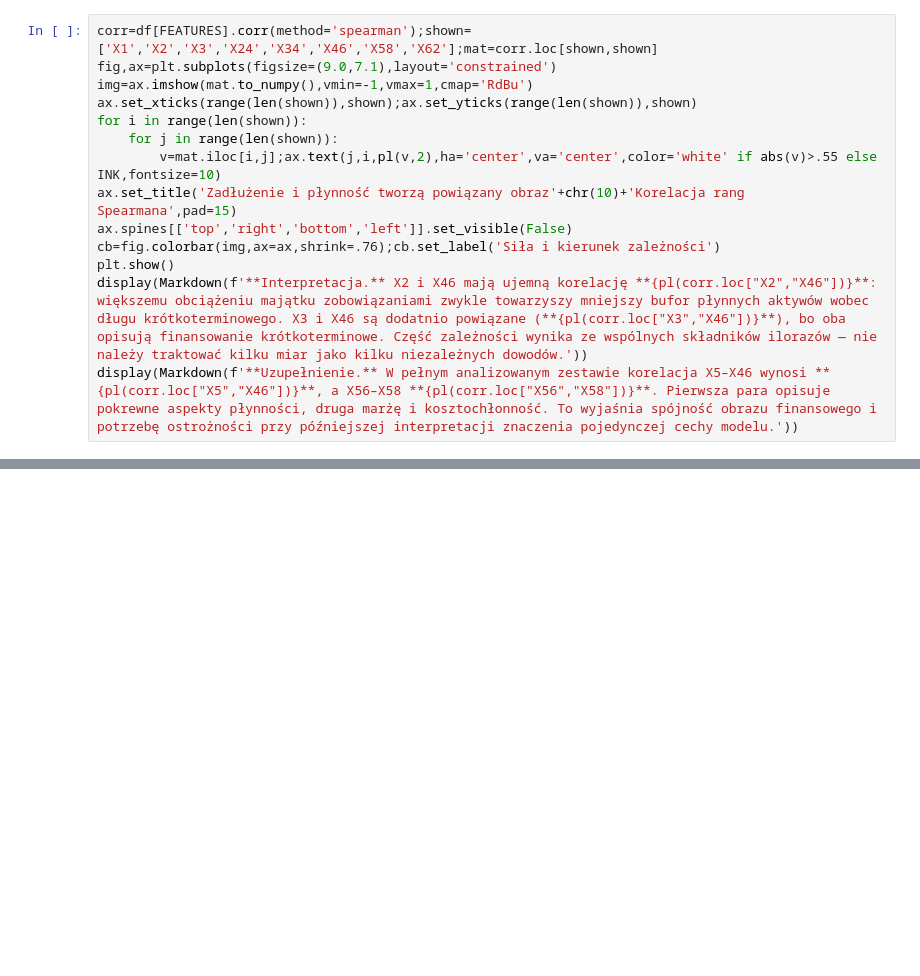
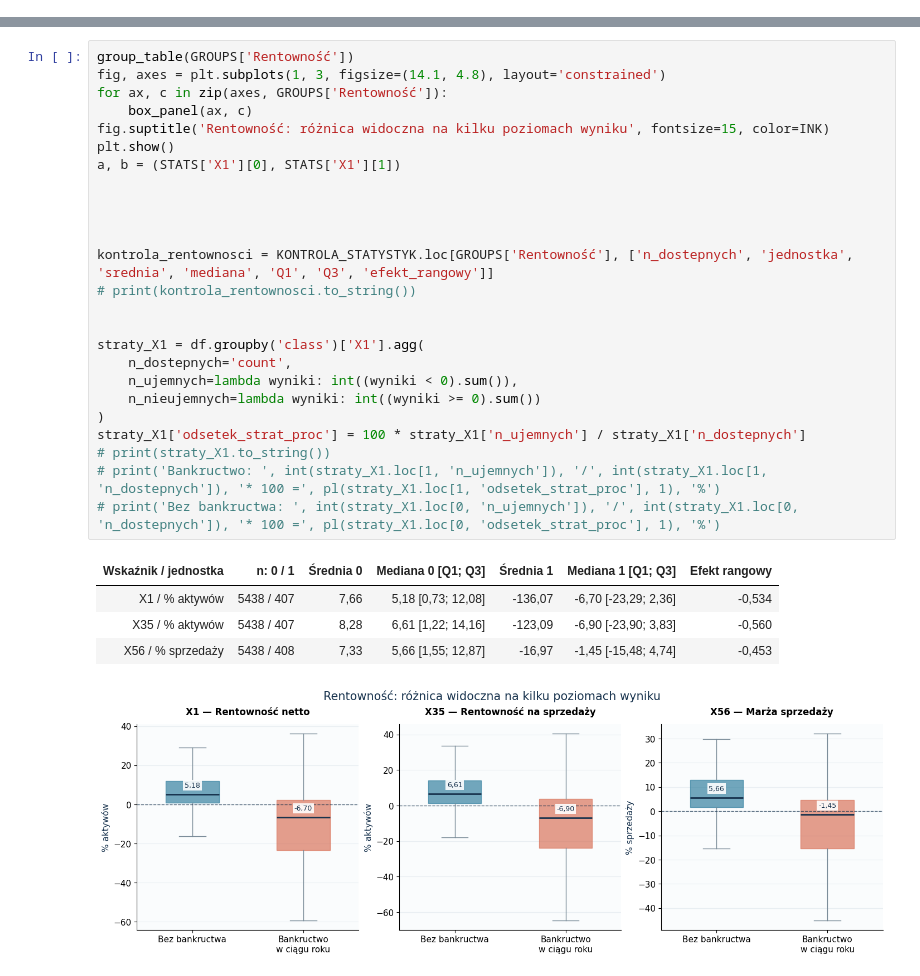
Before and after one commit to marczyz/Projekt_inzynierski-main, a Jupyter notebook: Bankructwo Polskie firmy/analiza_matematyczna/analiza_finansowa_13_wskaznikow.ipynb, the cells around one changed output, grey strips where cells are left out. Drawn from its saved outputs; the diff is of its cells as text; blank space fills up the shorter version.

```diff
--- a/Bankructwo Polskie firmy/analiza_matematyczna/analiza_finansowa_13_wskaznikow.ipynb
+++ b/Bankructwo Polskie firmy/analiza_matematyczna/analiza_finansowa_13_wskaznikow.ipynb
@@ -242,14 +0,0 @@ Dla czytelności mapa pokazuje osiem miar z różnych obszarów, a obliczenia ob
-# %%
-corr=df[FEATURES].corr(method='spearman');shown=['X1','X2','X3','X24','X34','X46','X58','X62'];mat=corr.loc[shown,shown]
-fig,ax=plt.subplots(figsize=(9.0,7.1),layout='constrained')
-img=ax.imshow(mat.to_numpy(),vmin=-1,vmax=1,cmap='RdBu')
-ax.set_xticks(range(len(shown)),shown);ax.set_yticks(range(len(shown)),shown)
-for i in range(len(shown)):
-    for j in range(len(shown)):
-        v=mat.iloc[i,j];ax.text(j,i,pl(v,2),ha='center',va='center',color='white' if abs(v)>.55 else INK,fontsize=10)
-ax.set_title('Zadłużenie i płynność tworzą powiązany obraz'+chr(10)+'Korelacja rang Spearmana',pad=15)
-ax.spines[['top','right','bottom','left']].set_visible(False)
-cb=fig.colorbar(img,ax=ax,shrink=.76);cb.set_label('Siła i kierunek zależności')
-plt.show()
-display(Markdown(f'**Interpretacja.** X2 i X46 mają ujemną korelację **{pl(corr.loc["X2","X46"])}**: większemu obciążeniu majątku zobowiązaniami zwykle towarzyszy mniejszy bufor płynnych aktywów wobec długu krótkoterminowego. X3 i X46 są dodatnio powiązane (**{pl(corr.loc["X3","X46"])}**), bo oba opisują finansowanie krótkoterminowe. Część zależności wynika ze wspólnych składników ilorazów — nie należy traktować kilku miar jako kilku niezależnych dowodów.'))
-display(Markdown(f'**Uzupełnienie.** W pełnym analizowanym zestawie korelacja X5–X46 wynosi **{pl(corr.loc["X5","X46"])}**, a X56–X58 **{pl(corr.loc["X56","X58"])}**. Pierwsza para opisuje pokrewne aspekty płynności, druga marżę i kosztochłonność. To wyjaśnia spójność obrazu finansowego i potrzebę ostrożności przy późniejszej interpretacji znaczenia pojedynczej cechy modelu.'))
@@ -282,0 +220,31 @@ Kontrola: dane niezmienione. Analiza obejmuje 13 wskaźników i 5846 rekordów.
+# %%
+group_table(GROUPS['Rentowność'])
+fig, axes = plt.subplots(1, 3, figsize=(14.1, 4.8), layout='constrained')
+for ax, c in zip(axes, GROUPS['Rentowność']):
+    box_panel(ax, c)
+fig.suptitle('Rentowność: różnica widoczna na kilku poziomach wyniku', fontsize=15, color=INK)
+plt.show()
+a, b = (STATS['X1'][0], STATS['X1'][1])
+
+
+
+
+kontrola_rentownosci = KONTROLA_STATYSTYK.loc[GROUPS['Rentowność'], ['n_dostepnych', 'jednostka', 'srednia', 'mediana', 'Q1', 'Q3', 'efekt_rangowy']]
+# print(kontrola_rentownosci.to_string())
+
+
+straty_X1 = df.groupby('class')['X1'].agg(
+    n_dostepnych='count',
+    n_ujemnych=lambda wyniki: int((wyniki < 0).sum()),
+    n_nieujemnych=lambda wyniki: int((wyniki >= 0).sum())
+)
+straty_X1['odsetek_strat_proc'] = 100 * straty_X1['n_ujemnych'] / straty_X1['n_dostepnych']
+# print(straty_X1.to_string())
+# print('Bankructwo: ', int(straty_X1.loc[1, 'n_ujemnych']), '/', int(straty_X1.loc[1, 'n_dostepnych']), '* 100 =', pl(straty_X1.loc[1, 'odsetek_strat_proc'], 1), '%')
+# print('Bez bankructwa: ', int(straty_X1.loc[0, 'n_ujemnych']), '/', int(straty_X1.loc[0, 'n_dostepnych']), '* 100 =', pl(straty_X1.loc[0, 'odsetek_strat_proc'], 1), '%')
+# %% [output]
+| Wskaźnik / jednostka | n: 0 / 1 | Średnia 0 | Mediana 0 [Q1; Q3] | Średnia 1 | Mediana 1 [Q1; Q3] | Efekt rangowy |
+| X1 / % aktywów | 5438 / 407 | 7,66 | 5,18 [0,73; 12,08] | -136,07 | -6,70 [-23,29; 2,36] | -0,534 |
+| X35 / % aktywów | 5438 / 407 | 8,28 | 6,61 [1,22; 14,16] | -123,09 | -6,90 [-23,90; 3,83] | -0,560 |
+| X56 / % sprzedaży | 5438 / 408 | 7,33 | 5,66 [1,55; 12,87] | -16,97 | -1,45 [-15,48; 4,74] | -0,453 |
+[figure, added]
```
Also changed, not shown: parts of 65 cells of this notebook.
